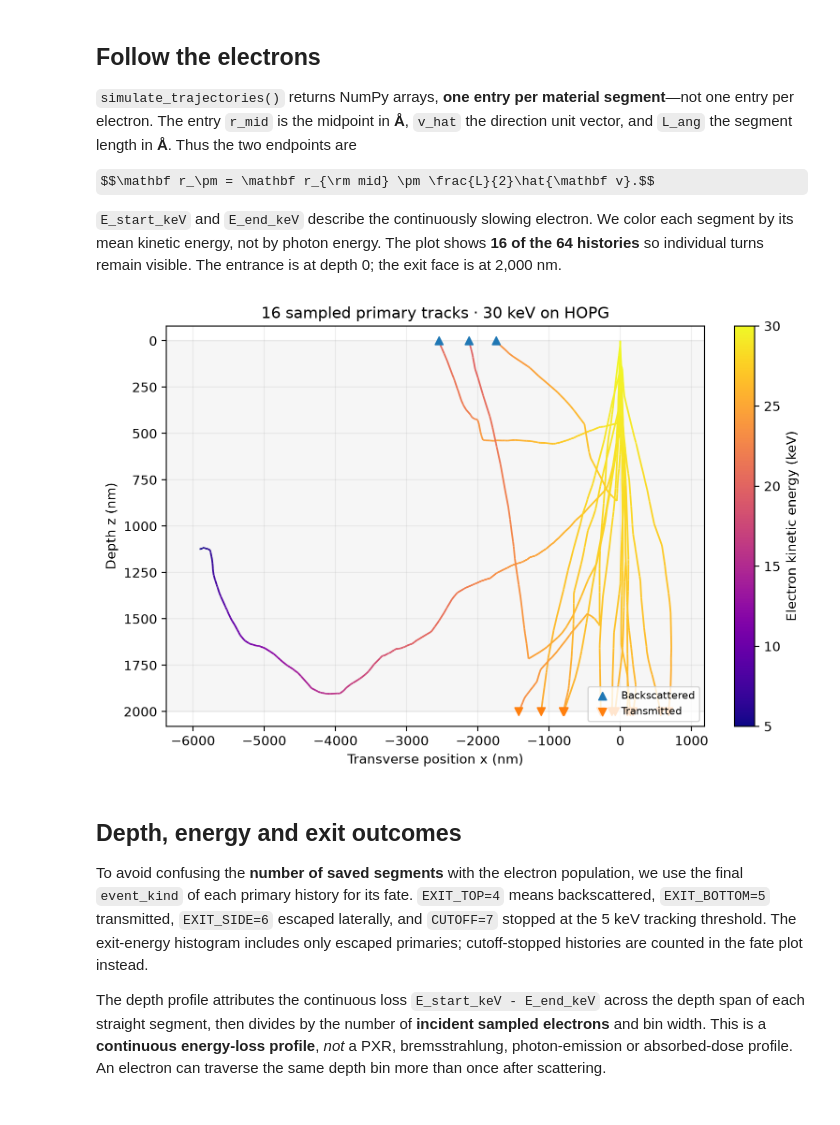
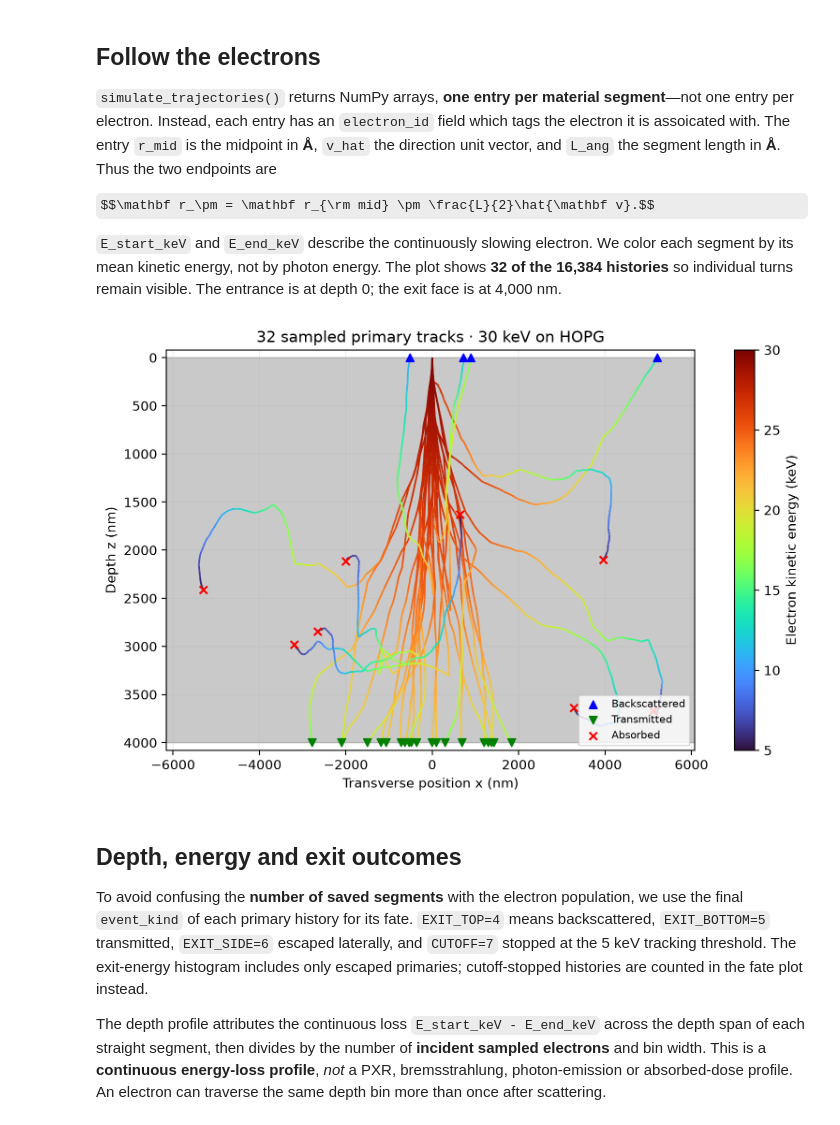
Before and after one commit to Quantum-Light-Matter-Cooperative-QLMC/pyrite, a Jupyter notebook: docs/notebooks/fundamentals/00-electron-trajectories.ipynb, the cells around one changed output. Cells and saved outputs as stored; diff of their text form; code cells hidden in the pictures; some formulas as TeX source.

```diff
--- a/docs/notebooks/fundamentals/00-electron-trajectories.ipynb
+++ b/docs/notebooks/fundamentals/00-electron-trajectories.ipynb
@@ -34,9 +35,9 @@ repeatable for this backend and transport core.
 # %%
 from pyrite.transport import simulate_trajectories
 
-histories = 64
-seed = 17
-thickness_nm = 2_000.0
+histories = 16_384
+seed = 1
+thickness_nm = 4_000.0
 assert tables_ready  # Finish reference-table setup before transport.
 transport_result = simulate_trajectories(
     E0_keV=30.0,
@@ -54,16 +55,17 @@ transport_result = simulate_trajectories(
 ## Follow the electrons
 
 `simulate_trajectories()` returns NumPy arrays, **one entry per material
-segment**—not one entry per electron. The entry `r_mid` is the midpoint
-in **Å**, `v_hat` the direction unit vector, and `L_ang` the segment length
-in **Å**. Thus the two endpoints are
+segment**—not one entry per electron. Instead, each entry has an `electron_id`
+field which tags the electron it is assoicated with. The entry `r_mid` is
+the midpoint in **Å**, `v_hat` the direction unit vector, and `L_ang` the
+segment length in **Å**. Thus the two endpoints are
 
 $$\mathbf r_\pm = \mathbf r_{\rm mid} \pm \frac{L}{2}\hat{\mathbf v}.$$
 
 `E_start_keV` and `E_end_keV` describe the continuously slowing electron.
 We color each segment by its mean kinetic energy, not by photon energy.
-The plot shows **16 of the 64 histories** so individual turns remain visible.
-The entrance is at depth 0; the exit face is at 2,000 nm.
+The plot shows **32 of the 16,384 histories** so individual turns remain visible.
+The entrance is at depth 0; the exit face is at 4,000 nm.
 # %%
 rows = transport_result
 midpoint = np.asarray(rows["r_mid"])
@@ -84,7 +86,7 @@ assert len(last_rows) == histories
 starts_nm = (midpoint - length[:, None] * direction / 2) / 10.0
 ends_nm = (midpoint + length[:, None] * direction / 2) / 10.0
 representative_keV = 0.5 * (energy_start_keV + energy_end_keV)
-displayed_rows = electron_ids < 16
+displayed_rows = electron_ids < 32
 
 # Midpoint is a continuous-energy scoring point, not the position of an
 # elastic event: event_kind identifies the event at the *far endpoint*.
@@ -94,40 +96,51 @@ from matplotlib.collections import LineCollection
 # Two-dimensional projection of the true three-dimensional segments.
 lines = np.stack((starts_nm[displayed_rows][:, [0, 2]], ends_nm[displayed_rows][:, [0, 2]]), axis=1)
 fig_tracks, ax_tracks = plt.subplots(figsize=(7.5, 5), layout="constrained")
-ax_tracks.axhspan(0, thickness_nm, color="0.9", alpha=0.35, zorder=0)
-tracks = LineCollection(lines, cmap="plasma", linewidths=1.3)
+ax_tracks.axhspan(0, thickness_nm, color="0.4", alpha=0.35, zorder=0)
+tracks = LineCollection(lines, cmap="turbo", linewidths=1.3)
 tracks.set_array(representative_keV[displayed_rows])
 tracks.set_clim(5, 30)
 ax_tracks.add_collection(tracks)
 
 # Mark visible terminal track endpoints, using row-end event codes:
 # 4 = exit through entrance (backscatter), 5 = exit through back face.
-for code, symbol, label in ((4, "^", "Backscattered"), (5, "v", "Transmitted")):
+fate_legend = (
+    (4, "^", "Backscattered", "b"),
+    (5, "v", "Transmitted", "g"),
+    (7, "x", "Absorbed", "r"),
+)
+for code, symbol, label, color in fate_legend:
     selected = last_rows[
         (last_rows < len(displayed_rows))
         & displayed_rows[last_rows]
         & (event_codes[last_rows] == code)
     ]
     if selected.size:
         ax_tracks.scatter(
-            ends_nm[selected, 0], ends_nm[selected, 2], marker=symbol, s=35, label=label, zorder=3
+            ends_nm[selected, 0],
+            ends_nm[selected, 2],
+            marker=symbol,
+            s=35,
+            label=label,
+            zorder=3,
+            color=color,
         )
 extent = np.concatenate((starts_nm[displayed_rows, 0], ends_nm[displayed_rows, 0]))
 margin = max(80.0, 0.07 * np.ptp(extent))
 ax_tracks.set(
     xlim=(extent.min() - margin, extent.max() + margin),
     ylim=(thickness_nm + 80.0, -80.0),
     xlabel="Transverse position x (nm)",
     ylabel="Depth z (nm)",
-    title="16 sampled primary tracks · 30 keV on HOPG",
+    title="32 sampled primary tracks · 30 keV on HOPG",
 )
 ax_tracks.grid(alpha=0.2)
 if ax_tracks.get_legend_handles_labels()[0]:
     ax_tracks.legend(loc="lower right", fontsize=8)
 fig_tracks.colorbar(tracks, ax=ax_tracks, label="Electron kinetic energy (keV)")
 fig_tracks  # noqa: B018 - display the figure in marimo
 # %% [output]
-[figure, old version]
+[figure, new version]
 # %% [markdown]
 ## Depth, energy and exit outcomes
 
@@ -141,7 +154,7 @@ primaries; cutoff-stopped histories are counted in the fate plot instead.
 The depth profile attributes the continuous loss
 `E_start_keV - E_end_keV` across the depth span of each straight segment,
 then divides by the number of **incident sampled electrons** and bin
-width. This is a **continuous energy-loss profile**, *not* a PXR,
+width. This is a **continuous energy-loss profile**, _not_ a PXR,
 bremsstrahlung, photon-emission or absorbed-dose profile. An electron can
 traverse the same depth bin more than once after scattering.
 # %%
```
Also changed, not shown: parts of 5 cells of this notebook, 17 other files.
